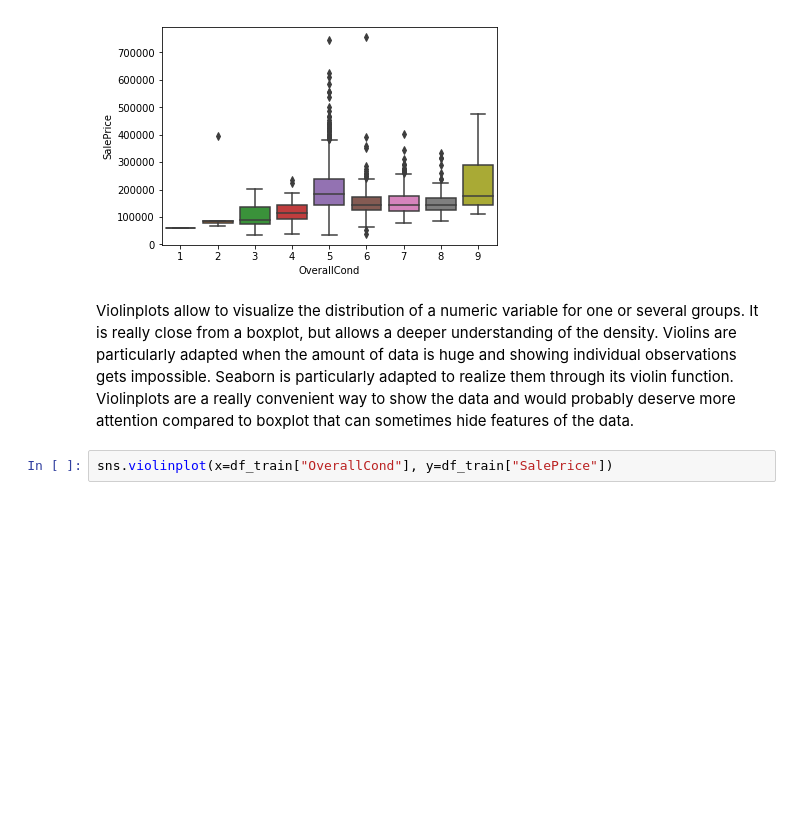
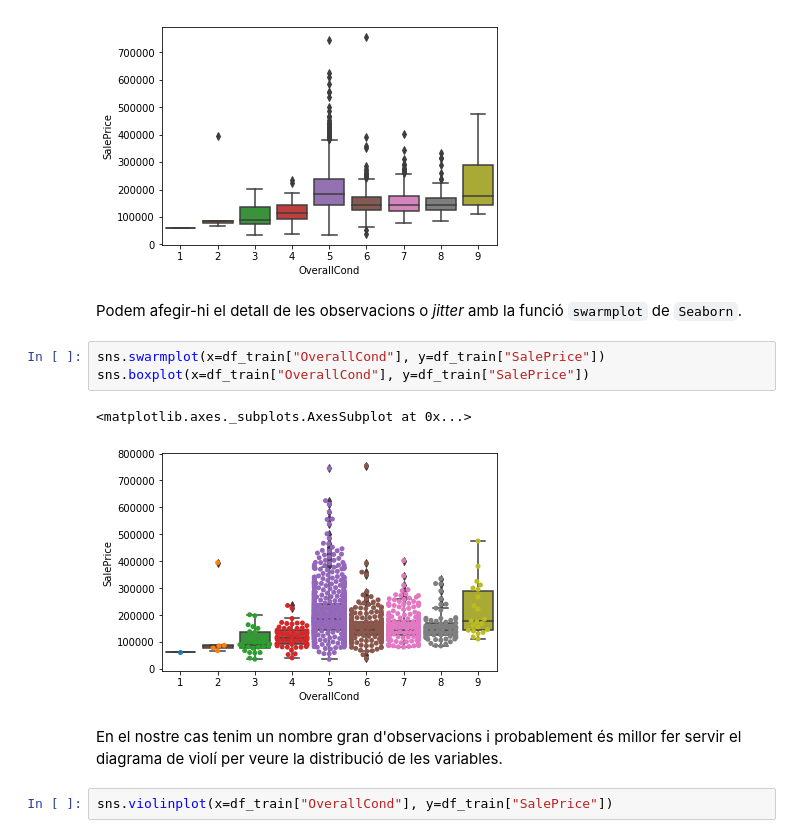
Before and after one commit to xdurana/uoc-dmlab, a Jupyter notebook: 6/visualitzacio-dades.ipynb, the cells around one changed output. Saved outputs shown, nothing was run; the diff lists cells and outputs as text; blank space fills up the shorter version.

```diff
--- a/6/visualitzacio-dades.ipynb
+++ b/6/visualitzacio-dades.ipynb
@@ -119,8 +132,16 @@ sns.boxplot(x=df_train["OverallCond"], y=df_train["SalePrice"])
 # %% [output]
 <matplotlib.axes._subplots.AxesSubplot at 0x...>
 [figure]
-# %% [markdown]
-Violinplots allow to visualize the distribution of a numeric variable for one or several groups. It is really close from a boxplot, but allows a deeper understanding of the density. Violins are particularly adapted when the amount of data is huge and showing individual observations gets impossible. Seaborn is particularly adapted to realize them through its violin function. Violinplots are a really convenient way to show the data and would probably deserve more attention compared to boxplot that can sometimes hide features of the data.
+# %% [markdown]
+Podem afegir-hi el detall de les observacions o _jitter_ amb la funció `swarmplot` de `Seaborn`.
+# %%
+sns.swarmplot(x=df_train["OverallCond"], y=df_train["SalePrice"])
+sns.boxplot(x=df_train["OverallCond"], y=df_train["SalePrice"])
+# %% [output]
+<matplotlib.axes._subplots.AxesSubplot at 0x...>
+[figure, added]
+# %% [markdown]
+En el nostre cas tenim un nombre gran d'observacions i probablement és millor fer servir el diagrama de violí per veure la distribució de les variables.
 # %%
 sns.violinplot(x=df_train["OverallCond"], y=df_train["SalePrice"])
 # %% [output]
```
Also changed, not shown: parts of 23 cells of this notebook.
